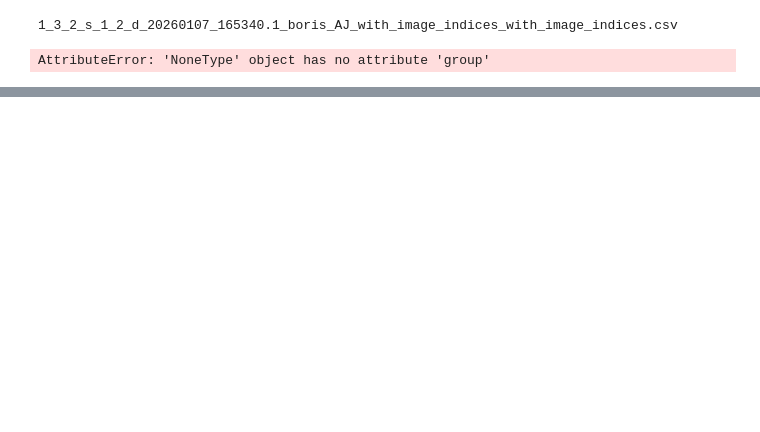
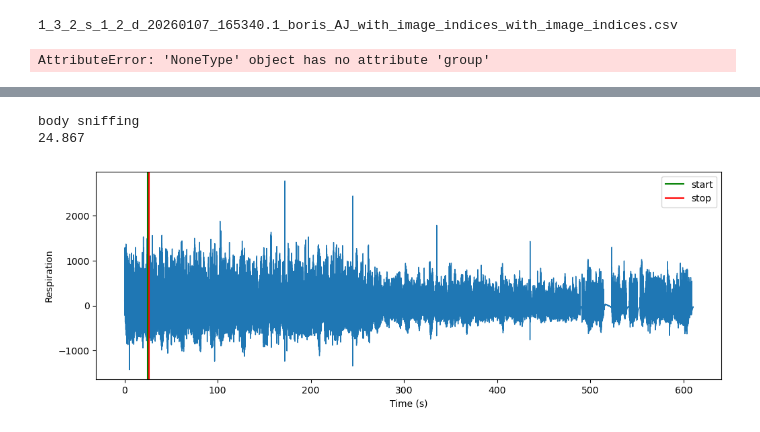
Before and after one commit to padillacoreanolab/respiratory_pilot, a Jupyter notebook: notebooks/sequioa_notebooks/BLA_cm_hc_resp_boris_aligment.ipynb, the cells around one changed output, grey strips where cells are left out. Drawn from its saved outputs; the diff is of its cells as text; code cells hidden in the pictures; blank space fills up the shorter version.

```diff
--- a/notebooks/sequioa_notebooks/BLA_cm_hc_resp_boris_aligment.ipynb
+++ b/notebooks/sequioa_notebooks/BLA_cm_hc_resp_boris_aligment.ipynb
@@ -1250,3 +1129,6 @@ display(cohort1_meta)
 | 6 | 1 | 3_6 | 3_5 | SUB | DOM | SUB-DOM | C:\Users\sjs93\UF Dropbox\Sequioa... | ... |
 | 7 | 1 | 4_7 | 4_8 | DOM | SUB | DOM-SUB | C:\Users\sjs93\UF Dropbox\Sequioa... | ... |
 | 8 | 1 | 4_8 | 4_7 | SUB | DOM | SUB-DOM | C:\Users\sjs93\UF Dropbox\Sequioa... | ... |
+# %%
+with h5py.File(h5_path, "r") as f:
+    print(list(f.keys()))
@@ -1252,0 +1137,7 @@ display(cohort1_meta)
+# %%
+with h5py.File(h5_path, "r") as f:
+
+    print("resp_clean contents:")
+
+    for key in f["resp_clean"].keys():
+        print(key)
@@ -1252,0 +1171,49 @@ display(cohort1_meta)
+# %%
+event = master_df.iloc[0]
+
+event_start = event["Start (s)"]
+
+print(event["Behavior"])
+print(event_start)
+# %% [output]
+body sniffing
+24.867
+# %%
+with h5py.File(h5_path, "r") as f:
+
+    resp = f["resp_clean"]["signal"][:]
+    time = f["resp_clean"]["time"][:]
+# %%
+event = master_df.iloc[0]
+
+event_start = event["Start (s)"]
+event_stop  = event["Stop (s)"]
+# %%
+plt.figure(figsize=(12,4))
+
+plt.plot(
+    time,
+    resp,
+    linewidth=1
+)
+
+plt.axvline(
+    event_start,
+    color="green",
+    label="start"
+)
+
+plt.axvline(
+    event_stop,
+    color="red",
+    label="stop"
+)
+
+plt.legend()
+
+plt.xlabel("Time (s)")
+plt.ylabel("Respiration")
+
+plt.show()
+# %% [output]
+[figure, added]
```
Also changed, not shown: parts of 11 cells of this notebook.
